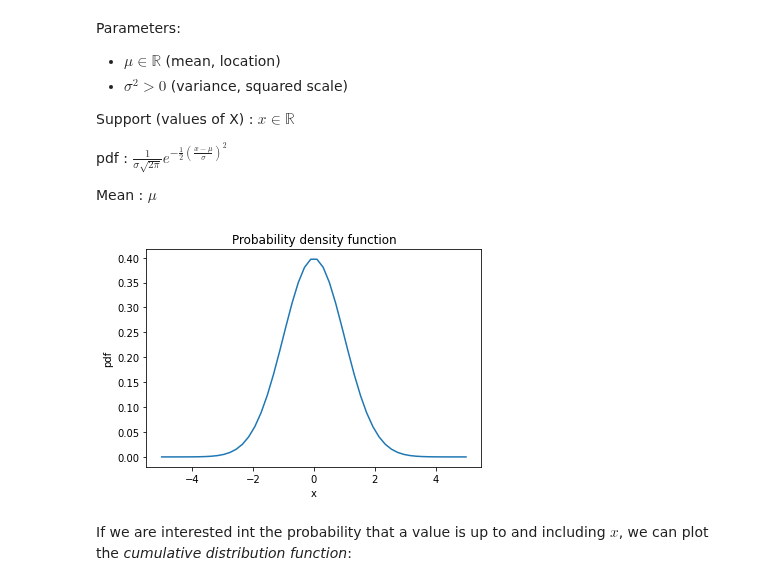
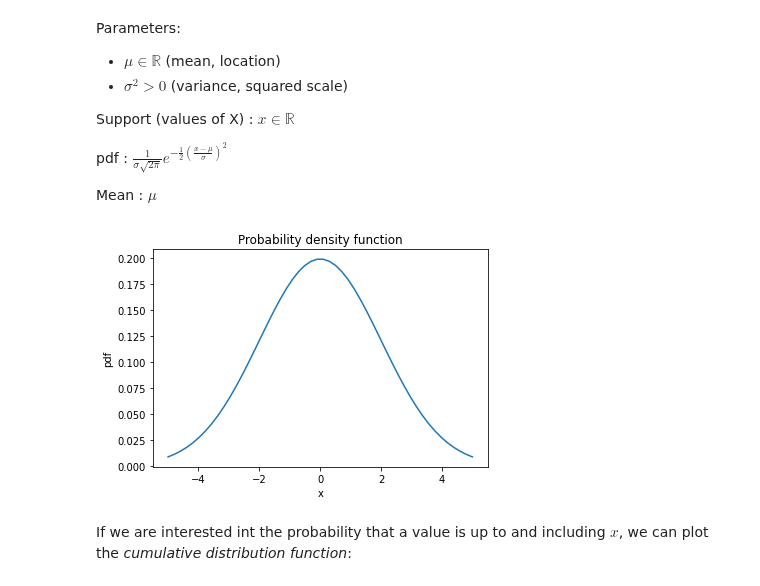
Before and after one commit to spantiru/companion-lab, a Jupyter notebook: Lab2.ipynb, the cells around one changed output. Cells and saved outputs as stored; diff of their text form; code cells hidden in the pictures.

```diff
--- a/Lab2.ipynb
+++ b/Lab2.ipynb
@@ -210,19 +203,19 @@ Mean
 # %%
 from scipy.stats import norm
 import numpy as np
 mu = 0
-sigma = 1
+sigma = 2
 x = np.linspace(-5, 5)
 pdf_X = norm.pdf(x, mu, sigma)
 
 fig, ax = plt.subplots(1, 1)
 ax.plot(x, pdf_X)
 plt.ylabel("pdf")
 plt.xlabel("x")
 plt.title("Probability density function")
 plt.show()
 # %% [output]
-[figure, old version]
+[figure, new version]
 # %% [markdown]
 If we are interested int the probability that a value is up to and including $x$, we can plot the _cumulative distribution function_:
 # %%
```
Also changed, not shown: parts of 6 cells of this notebook, 4 other files.
